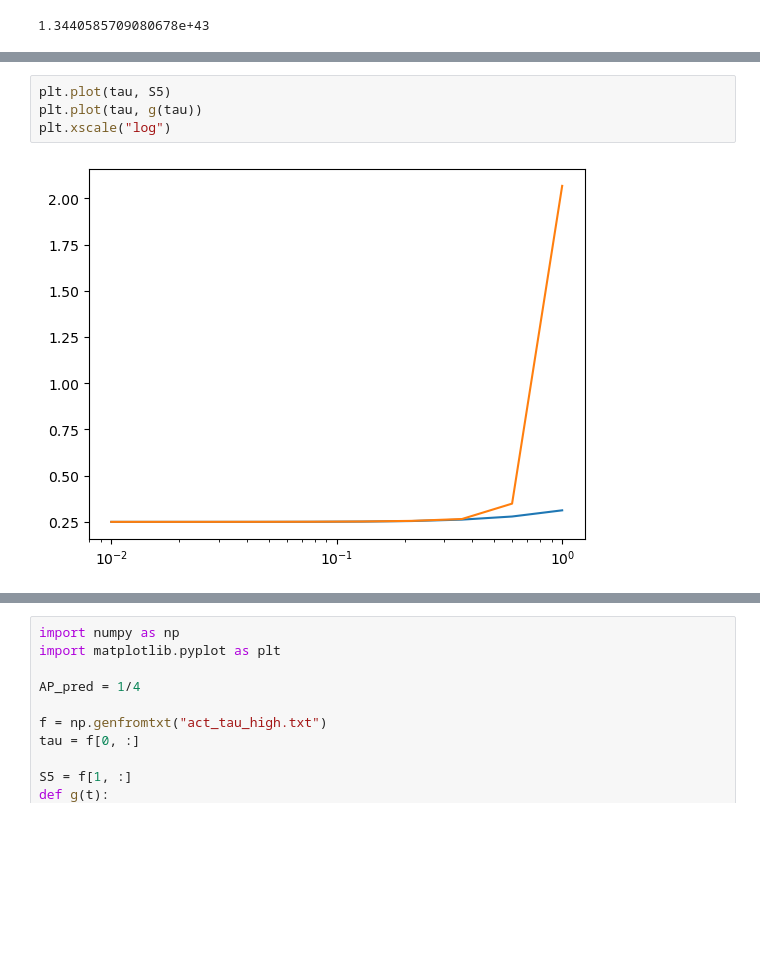
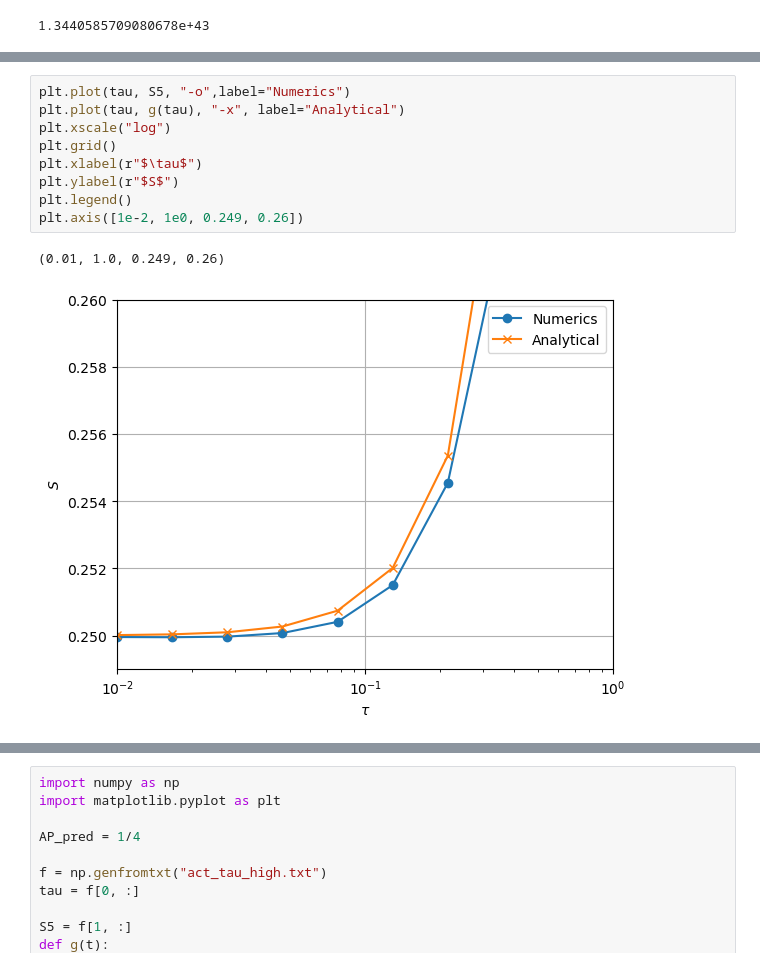
Before and after one commit to larstors/Internship, a Jupyter notebook: numerics/testing.ipynb, the cells around one changed output, grey strips where cells are left out. Saved outputs shown, nothing was run; the diff lists cells and outputs as text; blank space fills up the shorter version.

```diff
--- a/numerics/testing.ipynb
+++ b/numerics/testing.ipynb
@@ -118,10 +116,16 @@ TypeError: 'float' object is not callable
 [figure]
 # %%
-plt.plot(tau, S5)
-plt.plot(tau, g(tau))
+plt.plot(tau, S5, "-o",label="Numerics")
+plt.plot(tau, g(tau), "-x", label="Analytical")
 plt.xscale("log")
+plt.grid()
+plt.xlabel(r"$\tau$")
+plt.ylabel(r"$S$")
+plt.legend()
+plt.axis([1e-2, 1e0, 0.249, 0.26])
 # %% [output]
+(0.01, 1.0, 0.249, 0.26)
-[figure, old version]
+[figure, new version]
 # %%
 plt.plot(tau, g(tau)-S5, "-x")
 plt.xscale("log")
```
Also changed, not shown: parts of 2 cells of this notebook, 2 other files.
